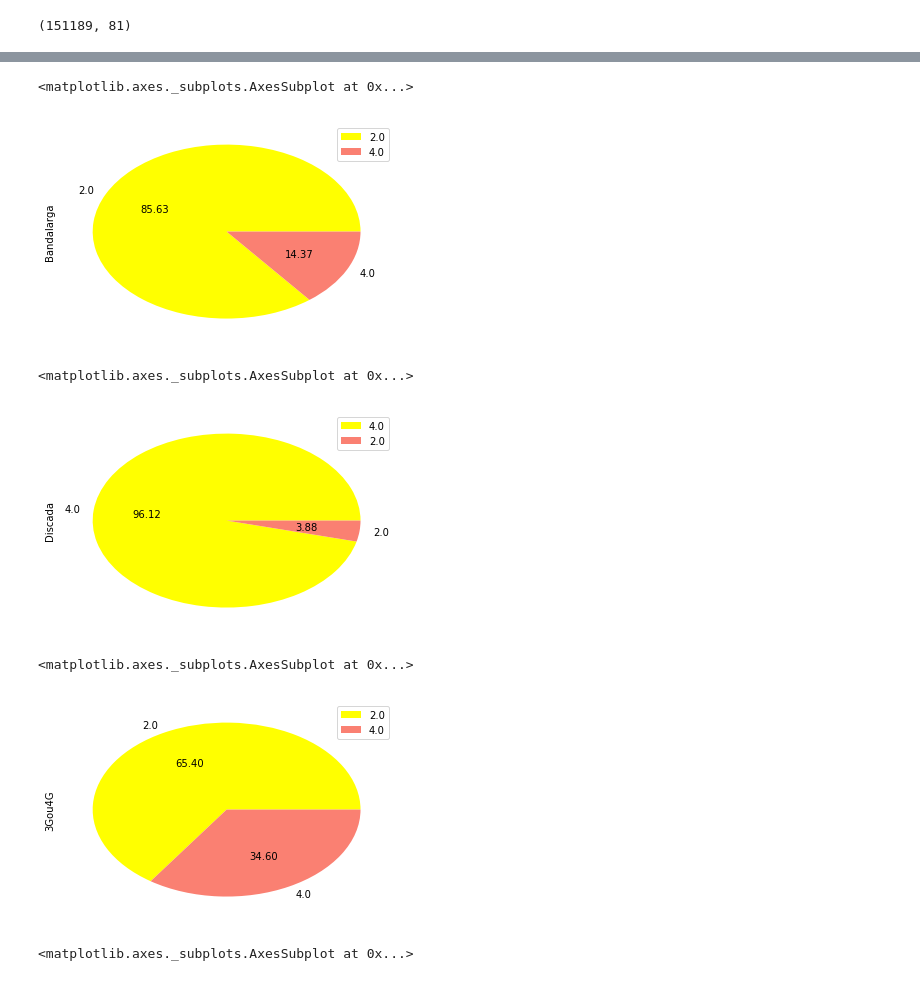
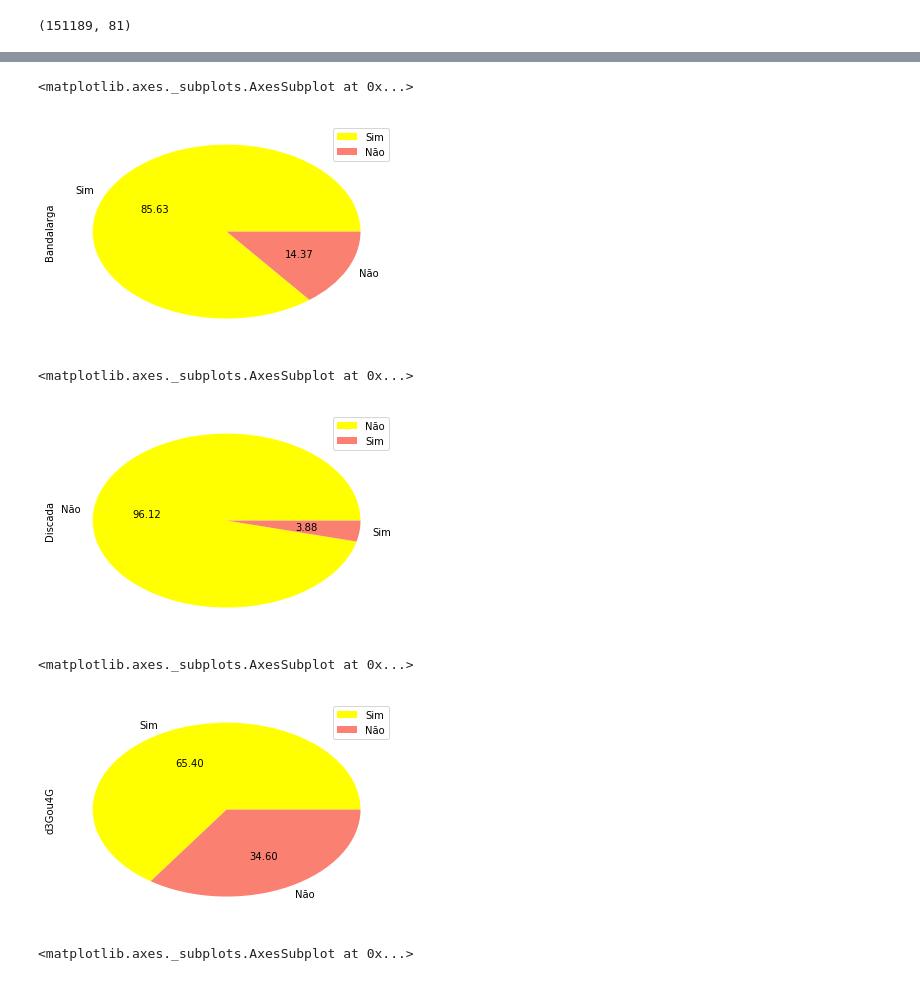
Before and after one commit to Samara19/Ci-ncia-dos-Dados, a Jupyter notebook: Projeto+1+Ciência+dos+Dados.ipynb, the cells around one changed output, grey strips where cells are left out. Drawn from its saved outputs; the diff is of its cells as text; code cells hidden in the pictures.

```diff
--- a/Projeto+1+Ciência+dos+Dados.ipynb
+++ b/Projeto+1+Ciência+dos+Dados.ipynb
@@ -39,7 +39,7 @@ dados.shape
 # %%
 df = pd.DataFrame({'Internet': dados.V02322,
                    'PCinternet': dados.V0232,
-                   '3Gou4G': dados.V02424,
+                   'd3Gou4G': dados.V02424,
                    'Bandalarga': dados.V02426,
                    'Discada': dados.V02425,
                    'Região': dados.V4105,
@@ -91 +91,17 @@ df
 48898 rows × 7 columns
+# %%
+df.d3Gou4G = df.d3Gou4G.astype('category')
+df.d3Gou4G.cat.categories = (['Sim', 'Não'])
+df.Bandalarga = df.Bandalarga.astype('category')
+df.Bandalarga.cat.categories = (['Sim', 'Não'])
+df.Discada = df.Discada.astype('category')
+df.Discada.cat.categories = (['Sim', 'Não'])
+#df.Internet = df.Internet.astype('category')
+#df.Internet.cat.categories = (['Sim', 'Não'])
+#df.PCinternet = df.PCinternet.astype('category')
+#df.PCinternet.cat.categories = (['Sim', 'Não'])
+#df.Região = df.Região.astype('category')
+#df.Região.cat.categories = (['Sim', 'Não'])
+#df.Renda = df.Renda.astype('category')
+#df.Renda.cat.categories = (['Sim', 'Não'])
+df.dtypes
@@ -95,7 +125,7 @@ df1 = df['Bandalarga'].value_counts()
 df1.plot(kind='pie', colors=('yellow', 'salmon'), autopct="%0.2f",legend=True)
 # %% [output]
 <matplotlib.axes._subplots.AxesSubplot at 0x...>
-[figure, old version]
+[figure, new version]
 # %%
 
 df2 = df['Discada'].value_counts()
@@ -103,14 +133,14 @@ df2 = df['Discada'].value_counts()
 df2.plot(kind='pie', colors=('yellow', 'salmon'), autopct="%0.2f",legend=True)
 # %% [output]
 <matplotlib.axes._subplots.AxesSubplot at 0x...>
-[figure, old version]
+[figure, new version]
 # %%
-df3 = df['3Gou4G'].value_counts()
+df3 = df['d3Gou4G'].value_counts()
 
 df3.plot(kind='pie', colors=('yellow', 'salmon'), autopct="%0.2f",legend=True)
 # %% [output]
 <matplotlib.axes._subplots.AxesSubplot at 0x...>
-[figure, old version]
+[figure, new version]
 # %%
 dfc = df['Renda'].value_counts()
 dfc.plot(kind='bar', color=('blue', 'red'), legend=False)
```
Also changed, not shown: parts of 3 cells of this notebook.
